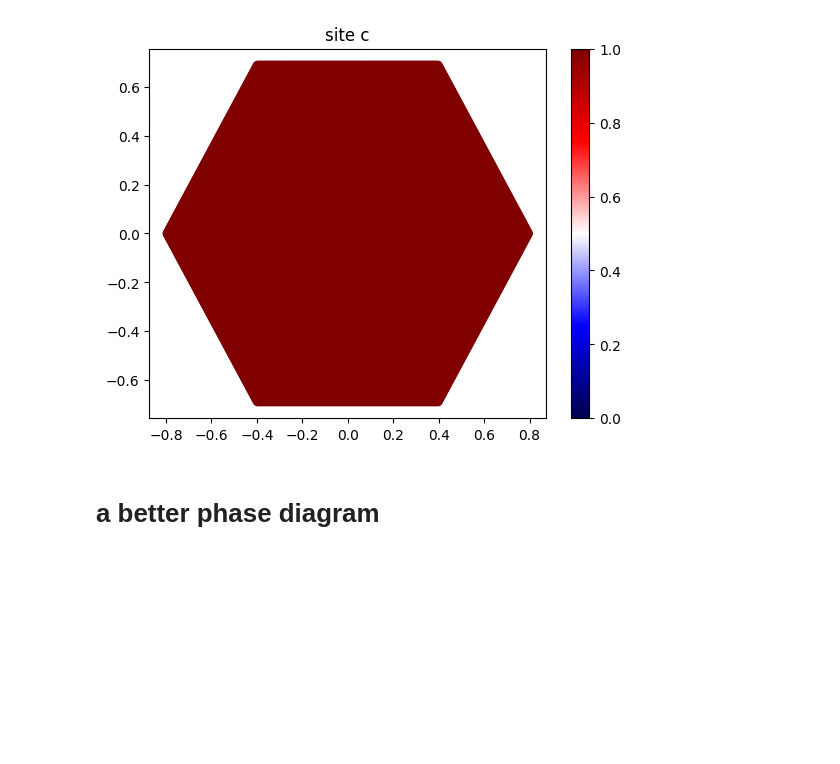
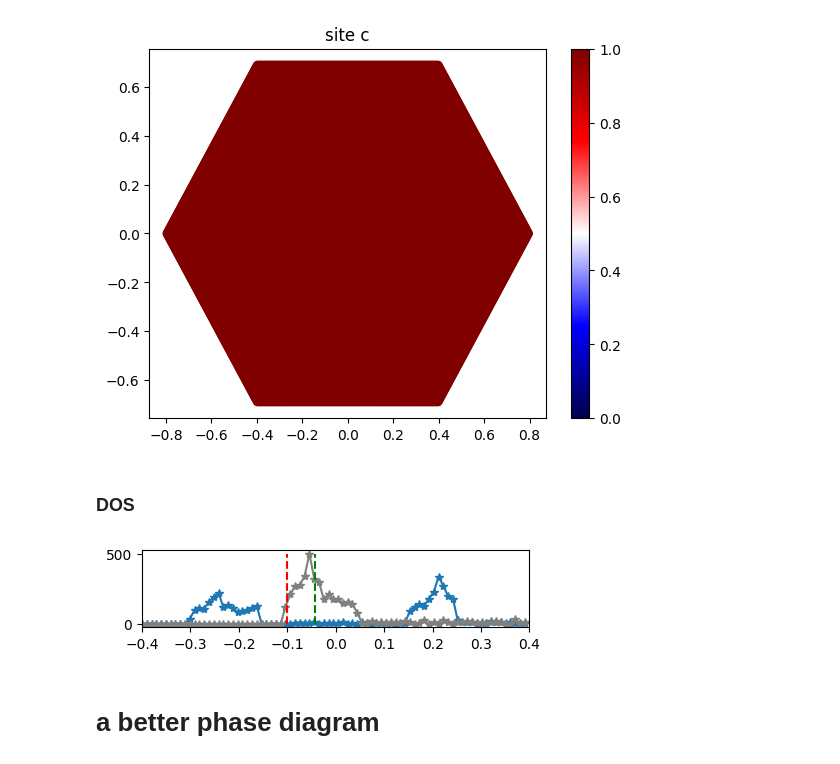
Before and after one commit to yumannhe/SCHF_auto_collinear, a Jupyter notebook: data_analysis/over_filling/phase_diagram_fixed_u_v_raio_over_filling_t_4_em4_v1_v2_fm.ipynb, the cells around one changed output. Drawn from its saved outputs; the diff is of its cells as text; code cells hidden in the pictures; blank space fills up the shorter version.

```diff
--- a/data_analysis/over_filling/phase_diagram_fixed_u_v_raio_over_filling_t_4_em4_v1_v2_fm.ipynb
+++ b/data_analysis/over_filling/phase_diagram_fixed_u_v_raio_over_filling_t_4_em4_v1_v2_fm.ipynb
@@ -385,3 +385,5 @@ plt.title('site c')
 # %% [output]
 Text(0.5, 1.0, 'site c')
 [figure]
+# %% [markdown]
+### DOS
@@ -388,3 +418,16 @@ Text(0.5, 1.0, 'site c')
+# %%
+num_bins = 81
+hist, bin_edges = np.histogram(e_tot, num_bins, (-0.4,0.4), density=False)
+hist_o, bin_edges_o = np.histogram(e_tot_o, num_bins, (-0.4,0.4), density=False)
+plt.figure(figsize=(5, 1))
+plt.plot(bin_edges[:-1], hist/2,'*-')
+plt.plot(bin_edges_o[:-1], hist_o,'*-',color='grey')
+plt.vlines(dict_ref_ref['e_fermi'], 0, np.max(hist_o), colors='green', linestyles='--')
+plt.vlines(sorted_e_fermi[filling_index, u_index,0], 0, np.max(hist_o), colors='red', linestyles='--')
+plt.xlim(-0.4,0.4)
+plt.show()
+# %% [output]
+[figure, added]
 # %% [markdown]
 # a better phase diagram
 # %%
```
Also changed, not shown: parts of 2 cells of this notebook, 2 other files.
